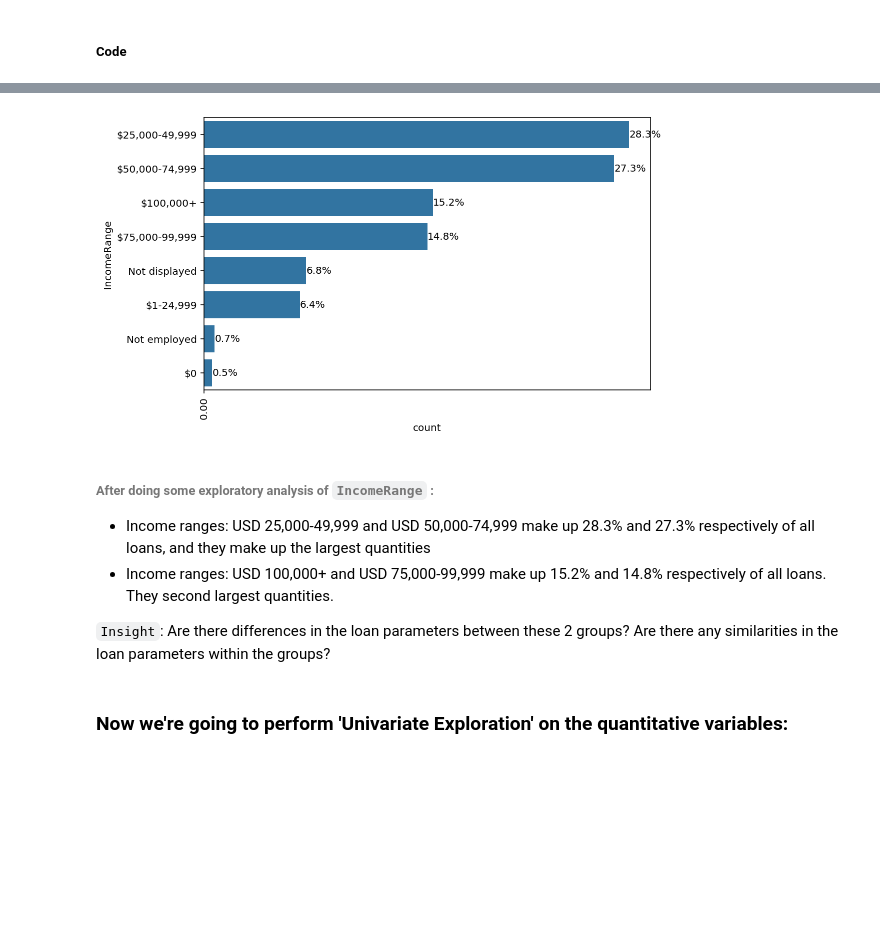
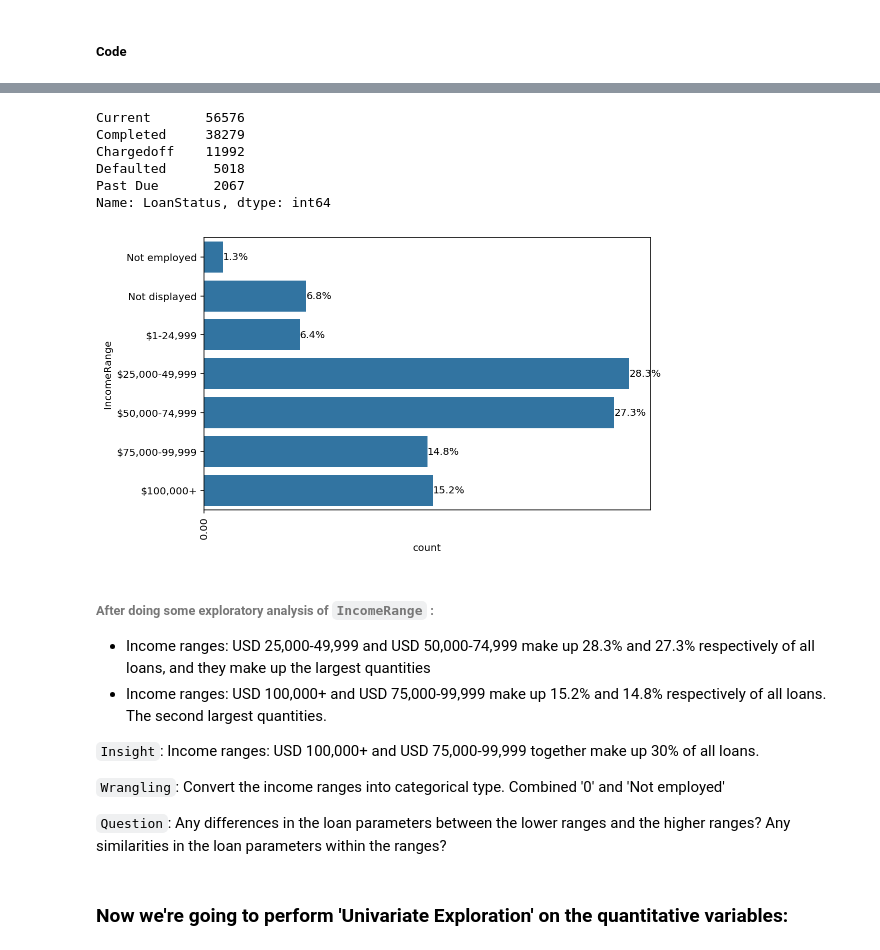
Before and after one commit to seni1/LOAN_DATA_EXPLORATION, a Jupyter notebook: Loan_Data_Exploration.ipynb, the cells around one changed output, grey strips where cells are left out. Cells and saved outputs as stored; diff of their text form; code cells hidden in the pictures; blank space fills up the shorter version.

Commit message:
Add files via upload
Finalised the univariate exploration, completed the wrangling efforts and insights.
Started bivariate exploration with numeric variables.

```diff
--- a/Loan_Data_Exploration.ipynb
+++ b/Loan_Data_Exploration.ipynb
@@ -386,0 +413,13 @@ sb.countplot(data = ld, y = 'LoanStatus',
+# %%
+# Combining 'Past Due' values and 'FinalPaymentInProgress' with 'Completed'
+ld['LoanStatus'] = ld['LoanStatus'].replace('Past Due (1-15 days)', 'Past Due')
+ld['LoanStatus'] = ld['LoanStatus'].replace('Past Due (31-60 days)', 'Past Due')
+ld['LoanStatus'] = ld['LoanStatus'].replace('Past Due (61-90 days)', 'Past Due')
+ld['LoanStatus'] = ld['LoanStatus'].replace('Past Due (91-120 days)', 'Past Due')
+ld['LoanStatus'] = ld['LoanStatus'].replace('Past Due (16-30 days)', 'Past Due')
+ld['LoanStatus'] = ld['LoanStatus'].replace('Past Due (>120 days)', 'Past Due')
+ld['LoanStatus'] = ld['LoanStatus'].replace('FinalPaymentInProgress', 'Completed')
+# %%
+# Dropping the outliers 'Cancelled'
+#df = df[df.line_race != 0]
+ld = ld[ld.LoanStatus != 'Cancelled']
@@ -510,3 +599,6 @@ $1-24,999          7274
 Not employed        806
 $0                  621
 Name: IncomeRange, dtype: int64
+# %%
+# Combining "$0" and "Not empoloyed" values
+ld['IncomeRange'] = ld['IncomeRange'].replace('$0', 'Not employed')
@@ -513,46 +616,69 @@ Name: IncomeRange, dtype: int64
+# %%
+ld.LoanStatus.value_counts()
+# %% [output]
+Current       56576
+Completed     38279
+Chargedoff    11992
+Defaulted      5018
+Past Due       2067
+Name: LoanStatus, dtype: int64
+# %%
+# convert LoanStatus and IncomeRange into ordered categorical types
+ordinal_var_dict = {'LoanStatus': ['Chargedoff', 'Defaulted', 'Past Due', 'Current', 'Completed'],
+                    'IncomeRange': ['Not employed', 'Not displayed', '$1-24,999', '$25,000-49,999',
+                                    '$50,000-74,999', '$75,000-99,999', '$100,000+']}
+
+for var in ordinal_var_dict:
+    ordered_var = pd.api.types.CategoricalDtype(ordered = True,
+                                                categories = ordinal_var_dict[var])
+    ld[var] = ld[var].astype(ordered_var)
 # %%
 plt.figure(figsize = [8,5])
 #ax = fig.add_axes([1, 5, 2, 10])
 
 # Setting color and order
 base_color = sb.color_palette()[0]
 ir_counts = ld['IncomeRange'].value_counts()
-ir_order = ir_counts.index
+#ir_order = ir_counts.index
 
 # get proportion taken by most common group for derivation of tick marks
 n_ld = ld.shape[0]
 max_count = ld['IncomeRange'].value_counts().max()
 max_prop = max_count / n_ld
 
 # Adding the relative parameters to the plot
 plt.xticks(tick_props * n_ld, tick_names)
 
 # generate tick marks locations and names
 tick_props = np.arange(0, max_prop, 0.5)
 tick_names = ['{:0.2f}'.format(v) for v in tick_props]
 
 # Labeling the x axis
 plt.xlabel('proportion');
 plt.xticks(rotation = 90); #Rotating the labels 90 deg not to overlap
 
 # Labelling the bars with ratio parameters
 for i in range(ir_counts.shape[0]):
     count = ir_counts[i]
     pct_string = '{:0.1f}%'.format(100*count/n_ld)
     plt.text(count+1, i, pct_string, va = 'center');
 
 
 sb.countplot(data = ld, y = 'IncomeRange',
-             color = base_color, order = ir_order);
+             color = base_color);
 # %% [output]
-[figure, old version]
+[figure, new version]
 # %% [markdown]
  ###### After doing some exploratory analysis of `IncomeRange` :
  - Income ranges: USD 25,000-49,999 and USD 50,000-74,999 make up 28.3% and 27.3% respectively of all loans, and they make up the largest quantities
- - Income ranges: USD 100,000+ and USD 75,000-99,999 make up 15.2% and 14.8% respectively of all loans.  They second largest quantities.
+ - Income ranges: USD 100,000+ and USD 75,000-99,999 make up 15.2% and 14.8% respectively of all loans.  The second largest quantities.
 
 
- `Insight`: Are there differences in the loan parameters between these 2 groups?  Are there any similarities in the loan parameters within the groups?
+ `Insight`: <font color="#007ff">Income ranges: USD 100,000+ and USD 75,000-99,999 together make up 30% of all loans.</font>
+
+ `Wrangling`: <font color="#007ff">Convert the income ranges into categorical type. Combined '0' and 'Not employed'</font>
+
+ `Question`: <font color="#007ff">Any differences in the loan parameters between the lower ranges and the higher ranges? Any similarities in the loan parameters within the ranges?</font>
 # %% [markdown]
 
 ### Now we're going to perform 'Univariate Exploration' on the quantitative variables:
```
Also changed, not shown: parts of 68 cells of this notebook.
